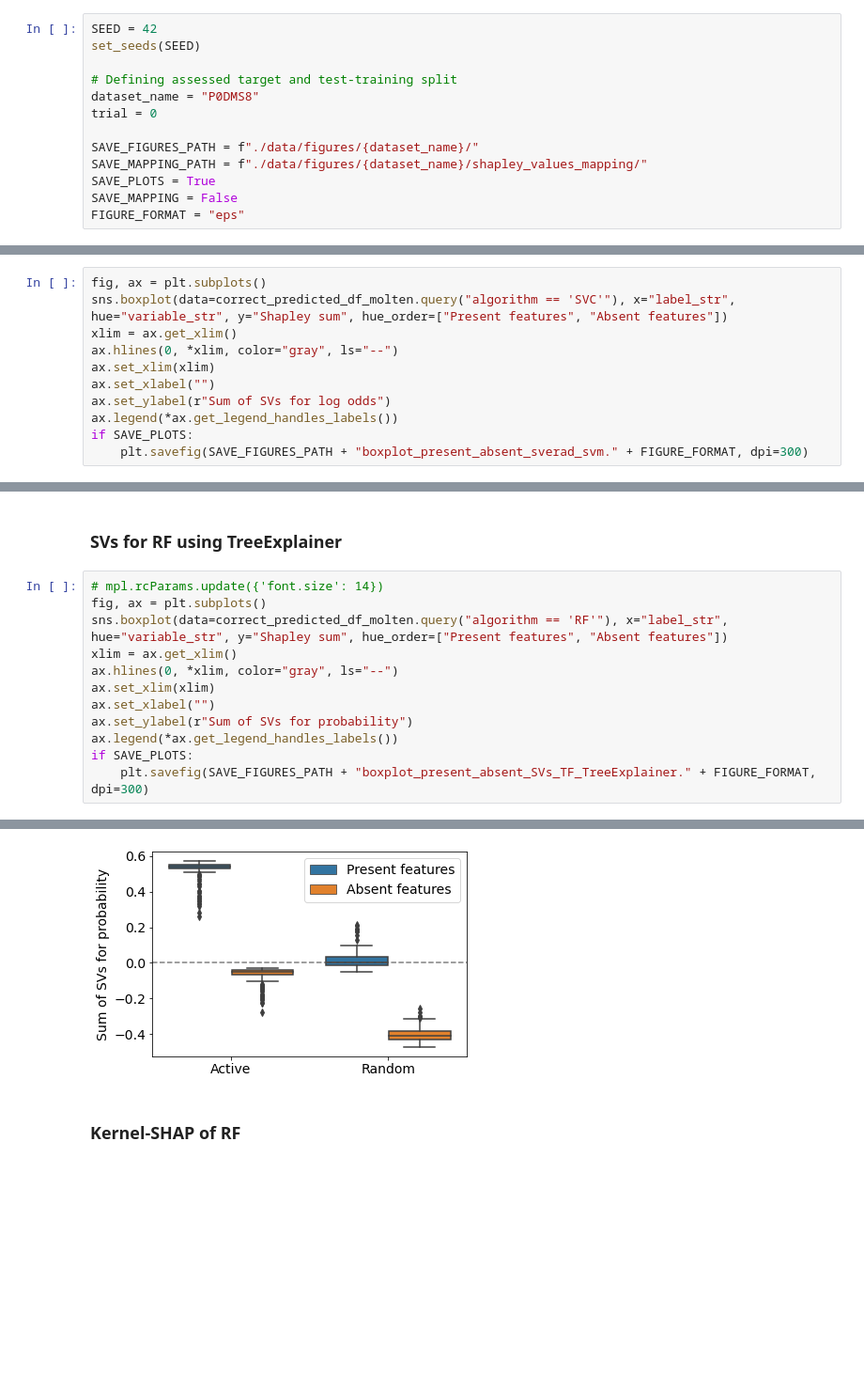
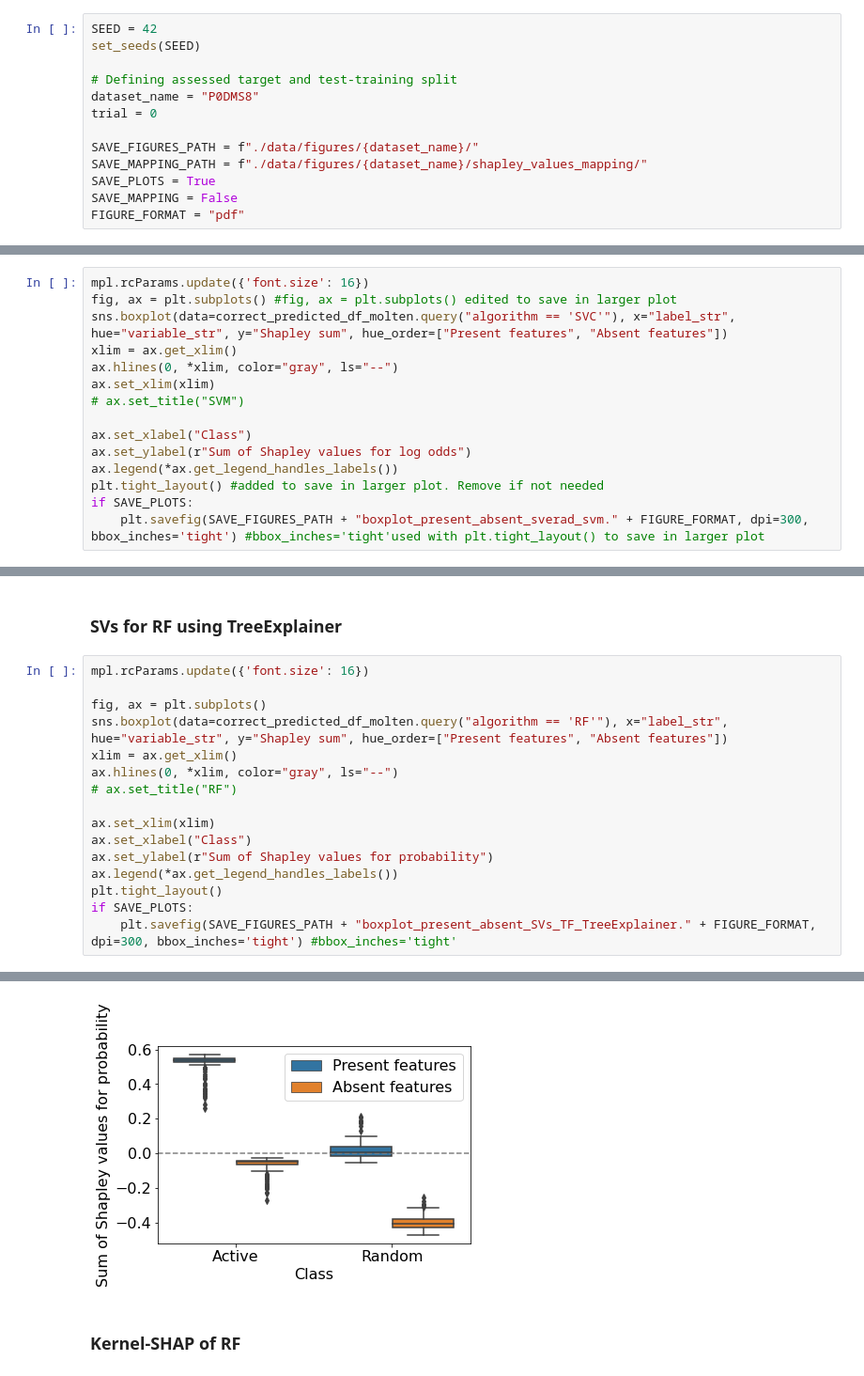
Before and after one commit to AndMastro/SVERAD, a Jupyter notebook: analysis_SVs_SVM_RF.ipynb, the cells around one changed output, grey strips where cells are left out. Shown at 94% size. Cells and saved outputs as stored; diff of their text form; blank space fills up the shorter version.

```diff
--- a/analysis_SVs_SVM_RF.ipynb
+++ b/analysis_SVs_SVM_RF.ipynb
@@ -29,7 +29,7 @@ SAVE_FIGURES_PATH = f"./data/figures/{dataset_name}/"
 SAVE_MAPPING_PATH = f"./data/figures/{dataset_name}/shapley_values_mapping/"
 SAVE_PLOTS = True
 SAVE_MAPPING = False
-FIGURE_FORMAT = "eps"
+FIGURE_FORMAT = "pdf"
 # %%
 mpl.rcParams.update({'font.size': 14})
 # %% [markdown]
@@ -175,14 +174,18 @@ correct_predicted_df_molten.loc[correct_predicted_df_molten.variable == "absent_
 # %% [markdown]
 ### SVs for SVM using SVERAD
 # %%
-fig, ax = plt.subplots()
+mpl.rcParams.update({'font.size': 16})
+fig, ax = plt.subplots() #fig, ax = plt.subplots() edited to save in larger plot
 sns.boxplot(data=correct_predicted_df_molten.query("algorithm == 'SVC'"), x="label_str", hue="variable_str", y="Shapley sum", hue_order=["Present features", "Absent features"])
 xlim = ax.get_xlim()
 ax.hlines(0, *xlim, color="gray", ls="--")
 ax.set_xlim(xlim)
-ax.set_xlabel("")
-ax.set_ylabel(r"Sum of SVs for log odds")
+# ax.set_title("SVM")
+
+ax.set_xlabel("Class")
+ax.set_ylabel(r"Sum of Shapley values for log odds")
 ax.legend(*ax.get_legend_handles_labels())
+plt.tight_layout() #added to save in larger plot. Remove if not needed
 if SAVE_PLOTS:
-    plt.savefig(SAVE_FIGURES_PATH + "boxplot_present_absent_sverad_svm." + FIGURE_FORMAT, dpi=300)
+    plt.savefig(SAVE_FIGURES_PATH + "boxplot_present_absent_sverad_svm." + FIGURE_FORMAT, dpi=300, bbox_inches='tight') #bbox_inches='tight'used with plt.tight_layout() to save in larger plot
 # %% [output]
@@ -283,15 +284,19 @@ The PostScript backend does not support transparency; partially transparent arti
 # %% [markdown]
 ### SVs for RF using TreeExplainer
 # %%
-# mpl.rcParams.update({'font.size': 14})
+mpl.rcParams.update({'font.size': 16})
+
 fig, ax = plt.subplots()
 sns.boxplot(data=correct_predicted_df_molten.query("algorithm == 'RF'"), x="label_str", hue="variable_str", y="Shapley sum", hue_order=["Present features", "Absent features"])
 xlim = ax.get_xlim()
 ax.hlines(0, *xlim, color="gray", ls="--")
+# ax.set_title("RF")
+
 ax.set_xlim(xlim)
-ax.set_xlabel("")
-ax.set_ylabel(r"Sum of SVs for probability")
+ax.set_xlabel("Class")
+ax.set_ylabel(r"Sum of Shapley values for probability")
 ax.legend(*ax.get_legend_handles_labels())
+plt.tight_layout()
 if SAVE_PLOTS:
-    plt.savefig(SAVE_FIGURES_PATH + "boxplot_present_absent_SVs_TF_TreeExplainer." + FIGURE_FORMAT, dpi=300)
+    plt.savefig(SAVE_FIGURES_PATH + "boxplot_present_absent_SVs_TF_TreeExplainer." + FIGURE_FORMAT, dpi=300, bbox_inches='tight') #bbox_inches='tight'
 # %% [output]
@@ -299,4 +303,4 @@ The PostScript backend does not support transparency; partially transparent arti
-[figure, old version]
+[figure, new version]
 # %% [markdown]
 ### Kernel-SHAP of RF
 # %%
```
Also changed, not shown: parts of 6 cells of this notebook, 19 other files.
